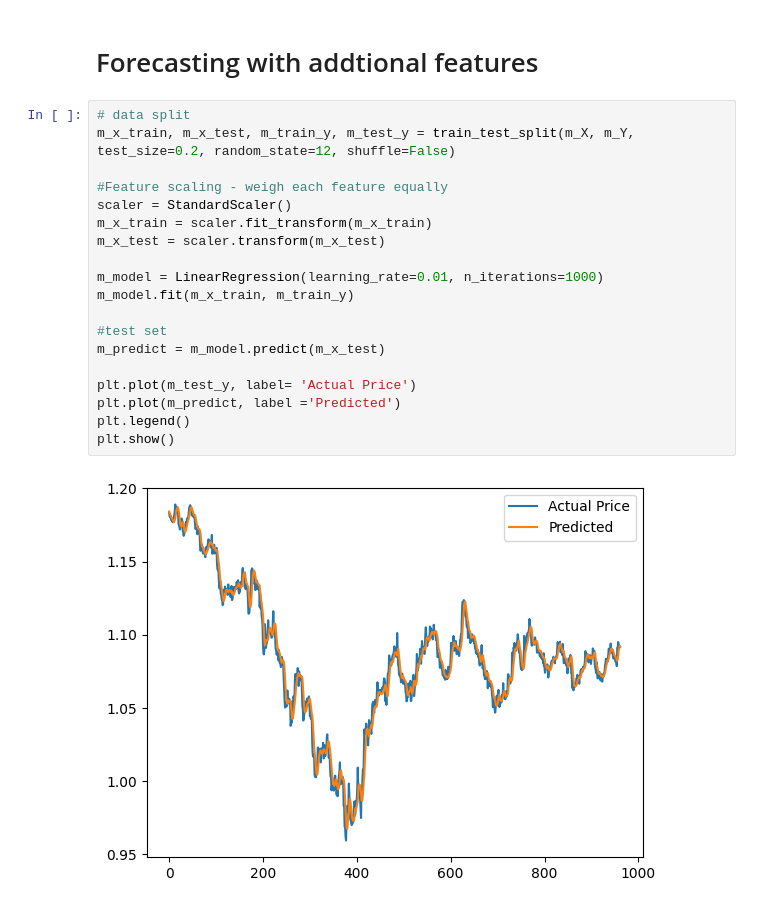
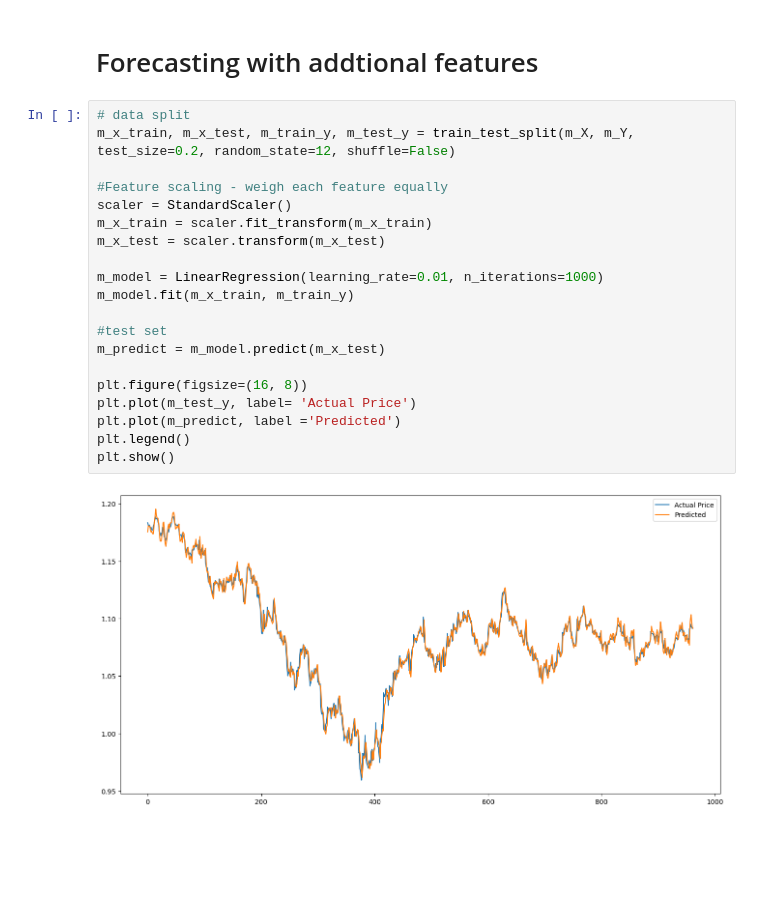
Before and after one commit to D-Mutabazi/Data-Engineering-Projects-and-Coursework, a Jupyter notebook: MLR_forecast.ipynb, the cells around one changed output. Drawn from its saved outputs; the diff is of its cells as text; blank space fills up the shorter version.

```diff
--- a/MLR_forecast.ipynb
+++ b/MLR_forecast.ipynb
@@ -952,21 +981,22 @@ print(df_features.head())
 # %%
 # data split
 m_x_train, m_x_test, m_train_y, m_test_y = train_test_split(m_X, m_Y, test_size=0.2, random_state=12, shuffle=False)
 
 #Feature scaling - weigh each feature equally
 scaler = StandardScaler()
 m_x_train = scaler.fit_transform(m_x_train)
 m_x_test = scaler.transform(m_x_test)
 
 m_model = LinearRegression(learning_rate=0.01, n_iterations=1000)
 m_model.fit(m_x_train, m_train_y)
 
 #test set
 m_predict = m_model.predict(m_x_test)
 
+plt.figure(figsize=(16, 8))
 plt.plot(m_test_y, label= 'Actual Price')
 plt.plot(m_predict, label ='Predicted')
 plt.legend()
 plt.show()
 # %% [output]
-[figure, old version]
+[figure, new version]
```
Also changed, not shown: parts of 1 cell of this notebook.
